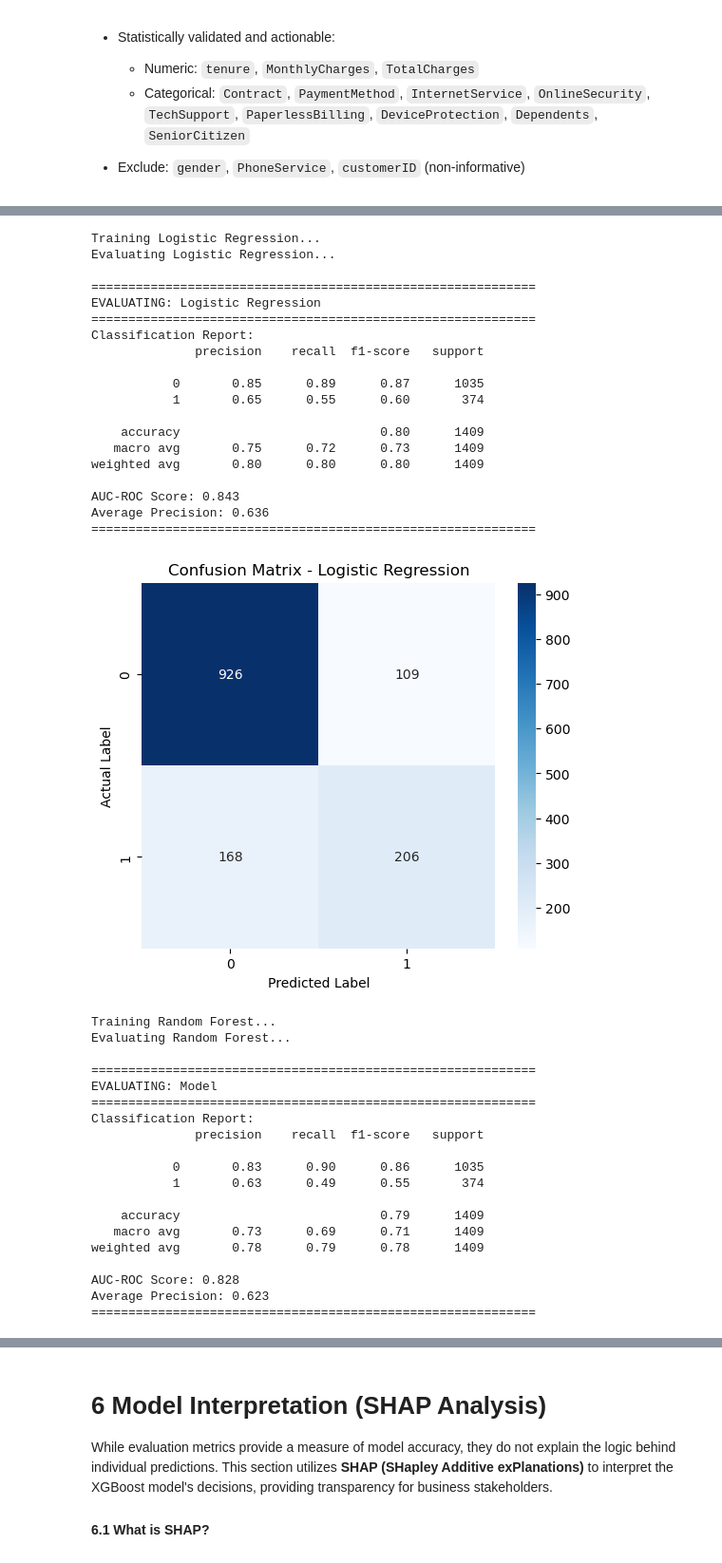
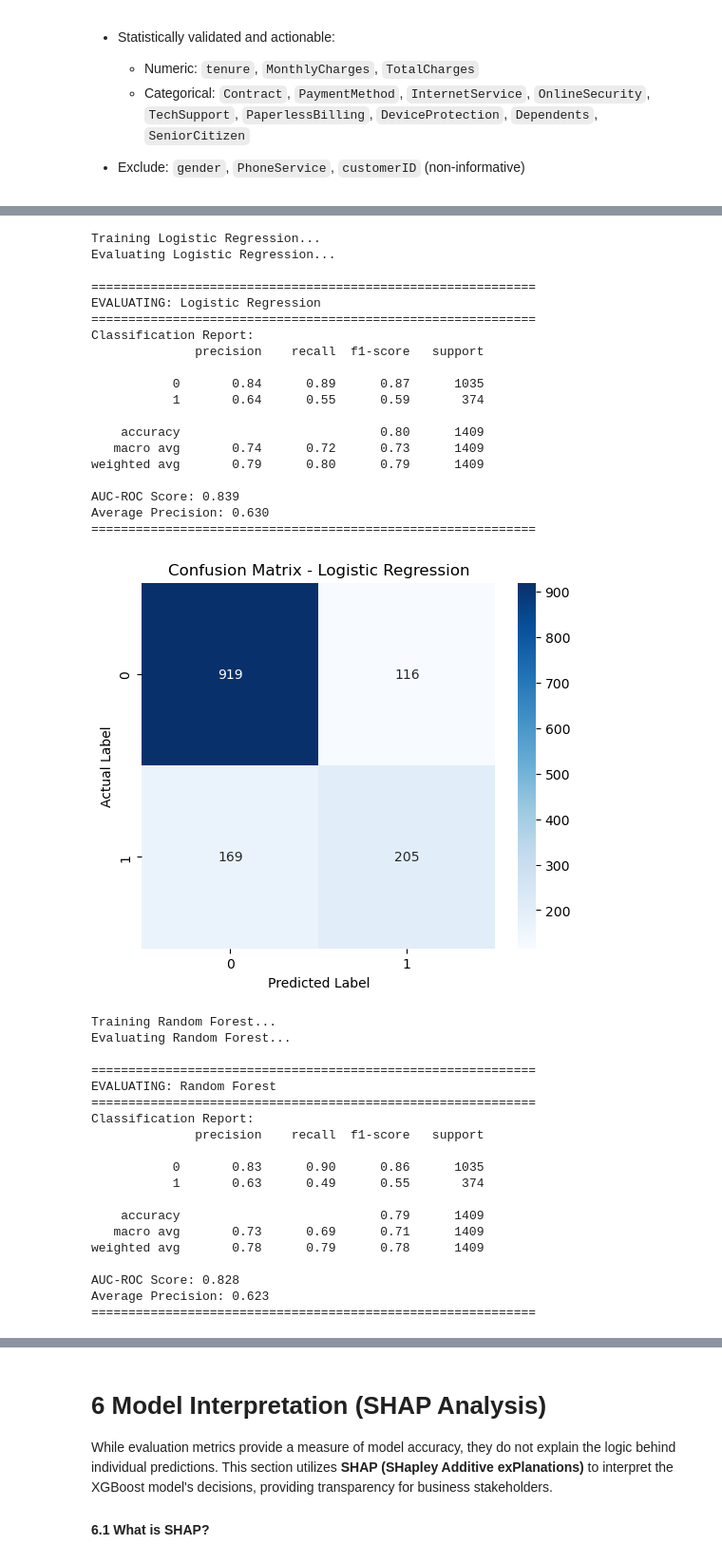
Before and after one commit to leipzig-troopen/telecom-churn-analysis-ml, a Jupyter notebook: notebook/customer_retention_modeling_and_insights.ipynb, the cells around one changed output, grey strips where cells are left out. Shown at 95% size. Cells and saved outputs as stored; diff of their text form; code cells hidden in the pictures.

Commit message:
Refine preprocessing pipeline to ensure data integrity and prevent leakage

```diff
--- a/notebook/customer_retention_modeling_and_insights.ipynb
+++ b/notebook/customer_retention_modeling_and_insights.ipynb
@@ -162,8 +163,8 @@ Before proceeding to analysis, data integrity must be ensured. In this step, sev
 
 - String Standardization: Leading and trailing whitespaces are stripped from all categorical columns to ensure label consistency.
 # %%
-#this data for EDA only, not for modeling
 # data cleaning from preprocess.py
 df_cleaned = clean_data(df)
+df_cleaned, _ = impute_missing_values(df_cleaned)
 # %% [output]
 [CLEANING] Done. Data now has 20 columns.
@@ -209,9 +173,9 @@ Column: PaymentMethod_Mailed check
 # %%
 # feature engineering for EDA
 # Average Monthly Revenue per Customer
-df_cleaned = feature_engineering_TenureGroup(df_cleaned)
+df_cleaned_eda = feature_engineering_TenureGroup(df_cleaned)
 # Grouping Customers by Service Duration
-df_cleaned = feature_engineering_AvgPerMonth(df_cleaned)
+df_cleaned_eda = feature_engineering_AvgPerMonth(df_cleaned_eda)
 # %% [output]
 [FEATURE ENGINEERING] done: Created 'TenureGroup' feature.
 [FEATURE ENGINEERING] done: Created 'AvgChargesPerMonth' feature.
@@ -376,0 +418,21 @@ X_train, X_test, y_train, y_test = train_test_split_data(X_cat, y)
+# %%
+# --- 5. CATEGORICAL FEATURE ENCODING ---
+# Fit and transform the training data for the categorical features
+# We capture 'X_encoders' to ensure consistent mapping across all datasets
+Xcat_train, X_encoders = label_encode(Xcat_train, config.CATEGORICAL_COLS_TARGET)
+
+# Apply the same encoding logic to the linear model's training set
+# Using the same Categorical columns ensures both models speak the same 'language'
+Xreg_train, _ = label_encode(Xreg_train, config.CATEGORICAL_COLS_TARGET)
+
+# --- 6. APPLY ENCODERS TO TESTING DATA ---
+# Transform testing sets using the previously saved 'X_encoders'
+# This prevents data leakage by ensuring no information from the test set is used for fitting
+Xreg_test, _ = label_encode(Xreg_test, config.CATEGORICAL_COLS_TARGET, X_encoders)
+Xcat_test, _ = label_encode(Xcat_test, config.CATEGORICAL_COLS_TARGET, X_encoders)
+
+# --- 7. TARGET VARIABLE MAPPING ---
+# Manually map the binary target 'Churn' from string labels to numeric values (0 and 1)
+# This is required as most ML algorithms cannot process string labels directly
+y_train = y_train.map({'Yes': 1, 'No': 0})
+y_test  = y_test.map({'Yes': 1, 'No': 0})
@@ -377,54 +444,51 @@ X_train, X_test, y_train, y_test = train_test_split_data(X_cat, y)
 # %%
 # --- LOGISTIC REGRESSION (BASELINE) ---
 print(f"Training Logistic Regression...")
-model_lr = log_reg_model(X_train, y_train)
+model_lr = log_reg_model(Xreg_train, y_train)
 print(f"Evaluating Logistic Regression...")
-
-evaluate_model(model_lr, X_test, y_test, model_name="Logistic Regression")
-
-y_pred_lr = model_lr.predict(X_test)
-
+evaluate_model(model_lr, Xreg_test, y_test, model_name="Logistic Regression")
+y_pred_lr = model_lr.predict(Xreg_test)
 plot_confusion_matrix(y_test, y_pred_lr, model_name="Logistic Regression")
 
 # --- ENSEMBLE MODELS ---
 models_tree = {
     'Random Forest': random_forest_model,
     'XGBoost': xgboost_model
 }
 
 for name, model_func in models_tree.items():
     print(f"\nTraining {name}...")
-    model = model_func(X_train, y_train)
+    model = model_func(Xcat_train, y_train)
     print(f"Evaluating {name}...")
-    evaluate_model(model, X_test, y_test)
-    y_pred = model.predict(X_test)
+    evaluate_model(model, Xcat_test, y_test, model_name=name)
+    y_pred = model.predict(Xcat_test)
     plot_confusion_matrix(y_test, y_pred, model_name=name)
 # %% [output]
 Training Logistic Regression...
 Evaluating Logistic Regression...
 
 ============================================================
 EVALUATING: Logistic Regression
 ============================================================
 Classification Report:
               precision    recall  f1-score   support
 
-           0       0.85      0.89      0.87      1035
-           1       0.65      0.55      0.60       374
+           0       0.84      0.89      0.87      1035
+           1       0.64      0.55      0.59       374
 
     accuracy                           0.80      1409
-   macro avg       0.75      0.72      0.73      1409
-weighted avg       0.80      0.80      0.80      1409
+   macro avg       0.74      0.72      0.73      1409
+weighted avg       0.79      0.80      0.79      1409
 
-AUC-ROC Score: 0.843
-Average Precision: 0.636
+AUC-ROC Score: 0.839
+Average Precision: 0.630
 ============================================================
-[figure, old version]
+[figure, new version]
 Training Random Forest...
 Evaluating Random Forest...
 
 ============================================================
-EVALUATING: Model
+EVALUATING: Random Forest
 ============================================================
 Classification Report:
               precision    recall  f1-score   support
```
Also changed, not shown: parts of 25 cells of this notebook, 5 other files.
